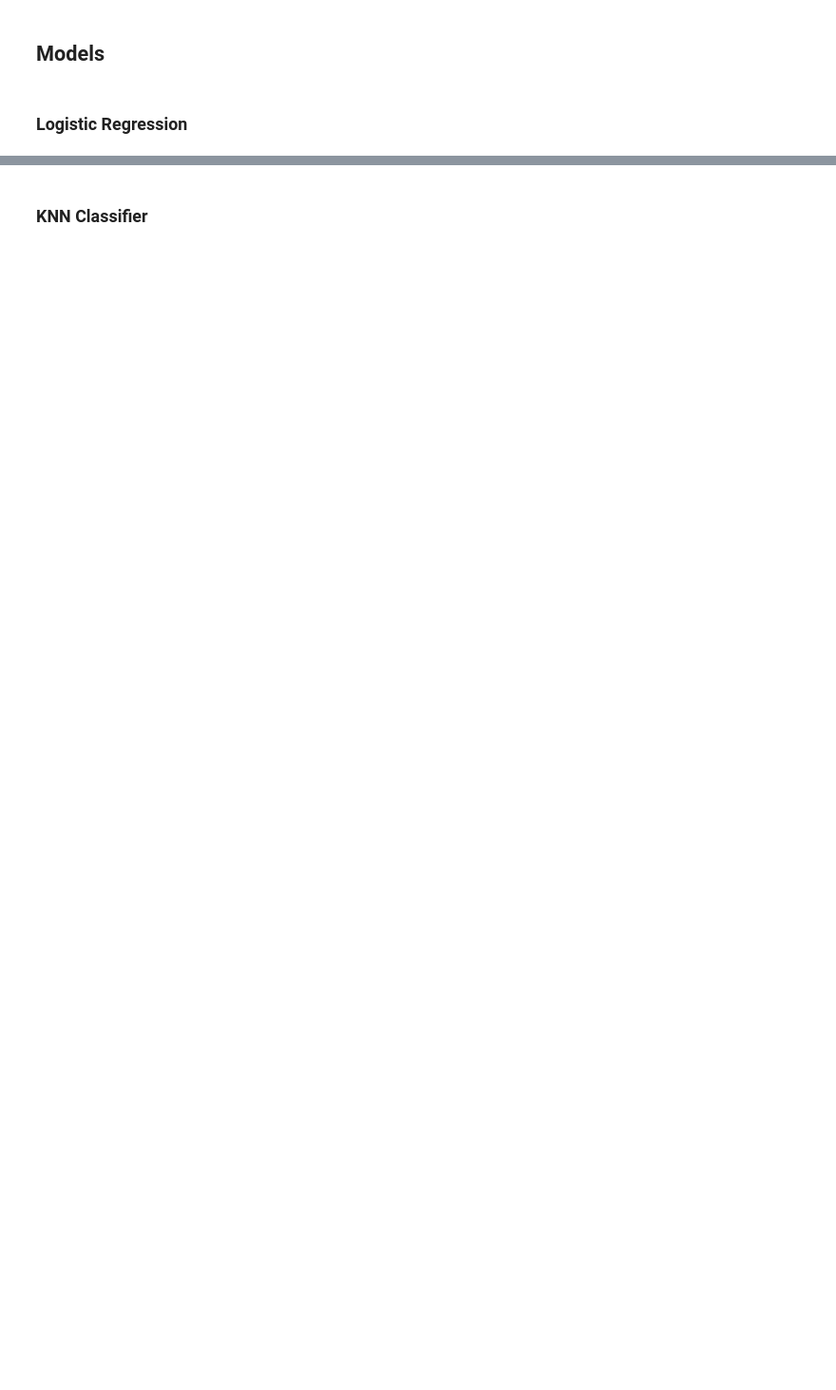
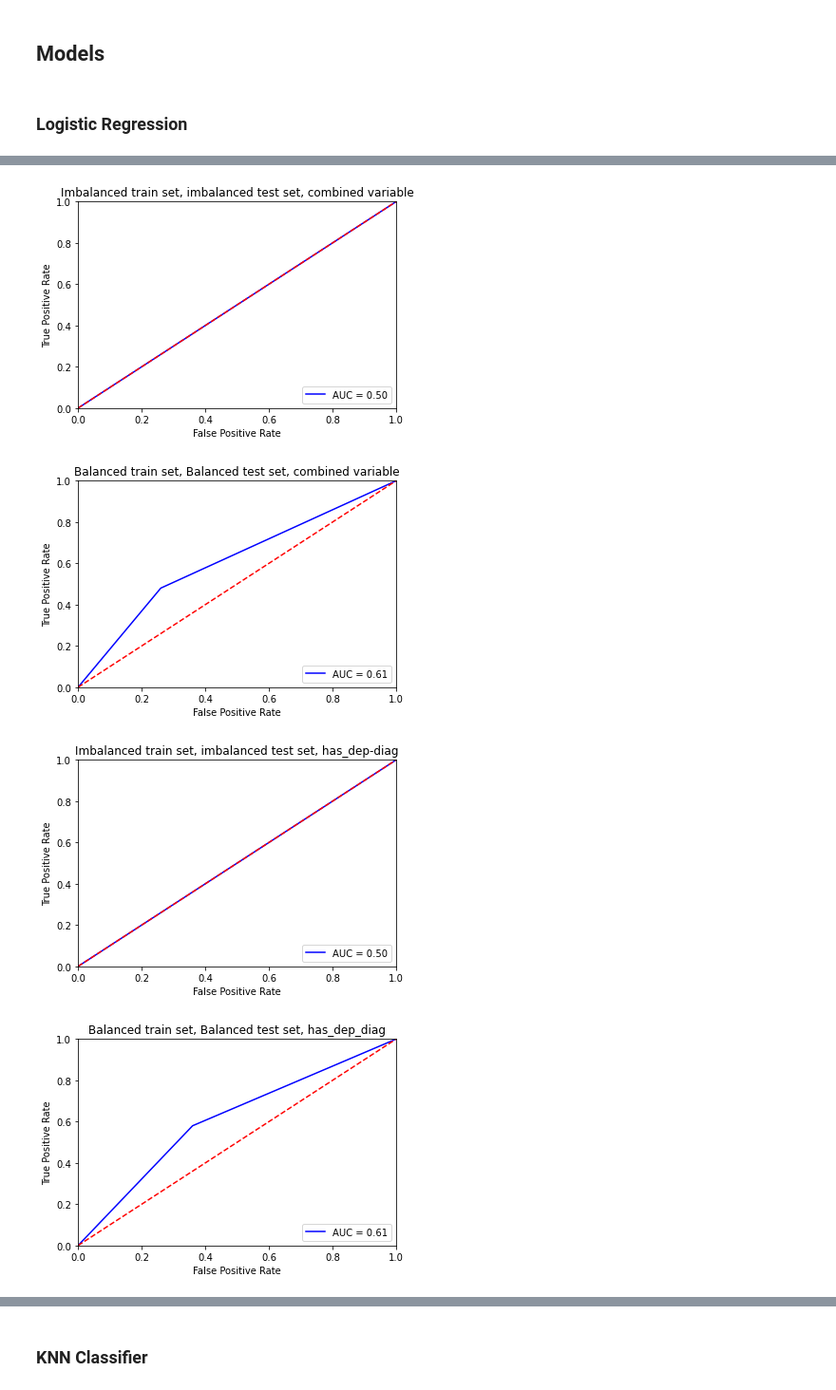
Before and after one commit to kkadzielna/project_14, a Jupyter notebook: compare.ipynb, the cells around one changed output, grey strips where cells are left out. Shown: that part at 95% size. Cells and saved outputs as stored; diff of their text form; code cells hidden in the pictures; blank space fills up the shorter version.

```diff
--- a/compare.ipynb
+++ b/compare.ipynb
@@ -383,0 +406,19 @@ print(y_train_hasdep_b.shape); print(y_test_hasdep_b.shape)
+# %%
+import sklearn.metrics
+
+def plot_roc(model, X_train, y_train, X_test, y_test, title):
+    model.fit(X_train, y_train)
+    preds = model.predict(X_test)
+    fpr, tpr, threshold = sklearn.metrics.roc_curve(y_test, preds)
+    roc_auc = sklearn.metrics.auc(fpr, tpr)
+
+
+    plt.title(title)
+    plt.plot(fpr, tpr, 'b', label = 'AUC = %0.2f' % roc_auc)
+    plt.legend(loc = 'lower right')
+    plt.plot([0, 1], [0, 1],'r--')
+    plt.xlim([0, 1])
+    plt.ylim([0, 1])
+    plt.ylabel('True Positive Rate')
+    plt.xlabel('False Positive Rate')
+    plt.show()
@@ -449,0 +490,10 @@ accuracy: 0.62
+# %%
+plot_roc(clf, X_train_comb_imb, y_train_comb_imb, X_test_comb_imb, y_test_comb_imb, "Imbalanced train set, imbalanced test set, combined variable")
+plot_roc(clf, X_train_comb_b, y_train_comb_b, X_test_comb_b, y_test_comb_b, "Balanced train set, Balanced test set, combined variable")
+plot_roc(clf, X_train_hasdep_imb, y_train_hasdep_imb, X_test_hasdep_imb, y_test_hasdep_imb, "Imbalanced train set, imbalanced test set, has_dep-diag")
+plot_roc(clf, X_train_hasdep_b, y_train_hasdep_b, X_test_hasdep_b, y_test_hasdep_b, "Balanced train set, Balanced test set, has_dep_diag")
+# %% [output]
+[figure, added]
+[figure, added]
+[figure, added]
+[figure, added]
```
Also changed, not shown: parts of 27 cells of this notebook.
